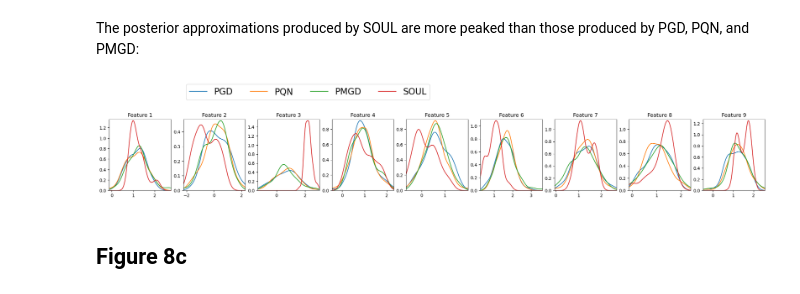
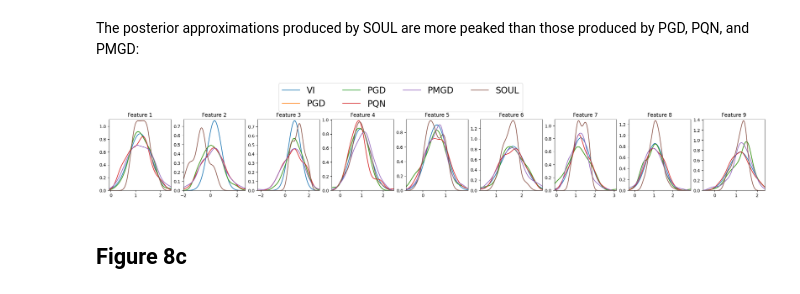
Before and after one commit to juankuntz/ParEM, a Jupyter notebook: jax/bayesian_logistic_regression.ipynb, the cells around one changed output. Saved outputs shown, nothing was run; the diff lists cells and outputs as text; code cells hidden in the pictures.

```diff
--- a/jax/bayesian_logistic_regression.ipynb
+++ b/jax/bayesian_logistic_regression.ipynb
@@ -163,6 +191,7 @@ th0 = np.array([[0]])  # Parameter estimate.
 X0 = np.zeros((D, N))  # Particle cloud.
 
 # Run algorithms:
+th_vi, X_vi, m_vi, s_vi = vi(ltrain, ftrain, h, K, N, th0, X0)
 th_pgd, X_pgd = pgd(ltrain, ftrain, h, K, N, th0, X0)
 th_pqn, X_pqn = pqn(ltrain, ftrain, h, K, N, th0, X0)
 th_pmgd, X_pmgd = pmgd(ltrain, ftrain, h, K, N, th0, X0)
@@ -189,40 +219,44 @@ The posterior approximations produced by SOUL are more peaked than those produce
 # Extract final particle clouds X^{1:N}_K:
 q_pgd = X_pgd[:, -N:]
 q_pqn = X_pqn[:, -N:]
+q_vi = X_vi[:, -N:]
 q_pmgd = X_pmgd[:, -N:]
 q_soul = X_soul[:, -N:]
 
 # Generate and plot KDEs:
 from scipy import stats  # stats to generate KDEs.
 fig = plt.figure(figsize=(27,3), dpi= 100)
 for i in range(D):
     # Generate KDEs for ith entry of the final particle cloud X^{1:N}_K:
-    kde_min = np.min([q_pgd[i, :], q_pqn[i, :], q_pmgd[i, :], q_soul[i, :]])
-    kde_max = np.max([q_pgd[i, :], q_pqn[i, :], q_pmgd[i, :], q_soul[i, :]])
+    kde_min = np.min([q_pgd[i, :], q_pqn[i, :], q_pmgd[i, :], q_soul[i, :], q_vi[i, :]])
+    kde_max = np.max([q_pgd[i, :], q_pqn[i, :], q_pmgd[i, :], q_soul[i, :], q_vi[i, :]])
     xaxis = np.linspace(kde_min, kde_max, num=100)
 
     kde_pgd = stats.gaussian_kde(q_pgd[i, :])(xaxis)
     kde_pqn = stats.gaussian_kde(q_pqn[i, :])(xaxis)
+    kde_vi = norm.pdf(xaxis, loc=m_vi[i], scale=s_vi[i] ** 0.5)
     kde_pmgd = stats.gaussian_kde(q_pmgd[i, :])(xaxis)
     kde_soul = stats.gaussian_kde(q_soul[i, :])(xaxis)
 
     # Plot KDEs:
     plt.subplot(1, D, i+1)
+    plt.plot(xaxis, kde_vi, label='VI')
+    plt.plot(xaxis, kde_pgd, label='PGD')
     plt.plot(xaxis, kde_pgd, label='PGD')
     plt.plot(xaxis, kde_pqn, label='PQN')
     plt.plot(xaxis, kde_pmgd, label='PMGD')
     plt.plot(xaxis, kde_soul, label='SOUL')
     plt.title('Feature ' + str(i+1))
-    plt.ylim([0, 1.02*np.max([kde_pgd, kde_pqn, kde_pmgd, kde_soul])])
+    plt.ylim([0, 1.02*np.max([kde_pgd, kde_pqn, kde_pmgd, kde_soul, kde_vi])])
     plt.xlim([kde_min, kde_max])
 
 
 handles, figlabels = plt.gca().get_legend_handles_labels()
 fig.legend(handles, figlabels, ncol=4, bbox_to_anchor=(0.36,1.3),
            loc="upper center",fontsize=20)
 plt.subplots_adjust(hspace=0.6)
 # %% [output]
-[figure, old version]
+[figure, new version]
 # %% [markdown]
 ## Figure 8c
 # %% [markdown]
```
Also changed, not shown: parts of 12 cells of this notebook.
